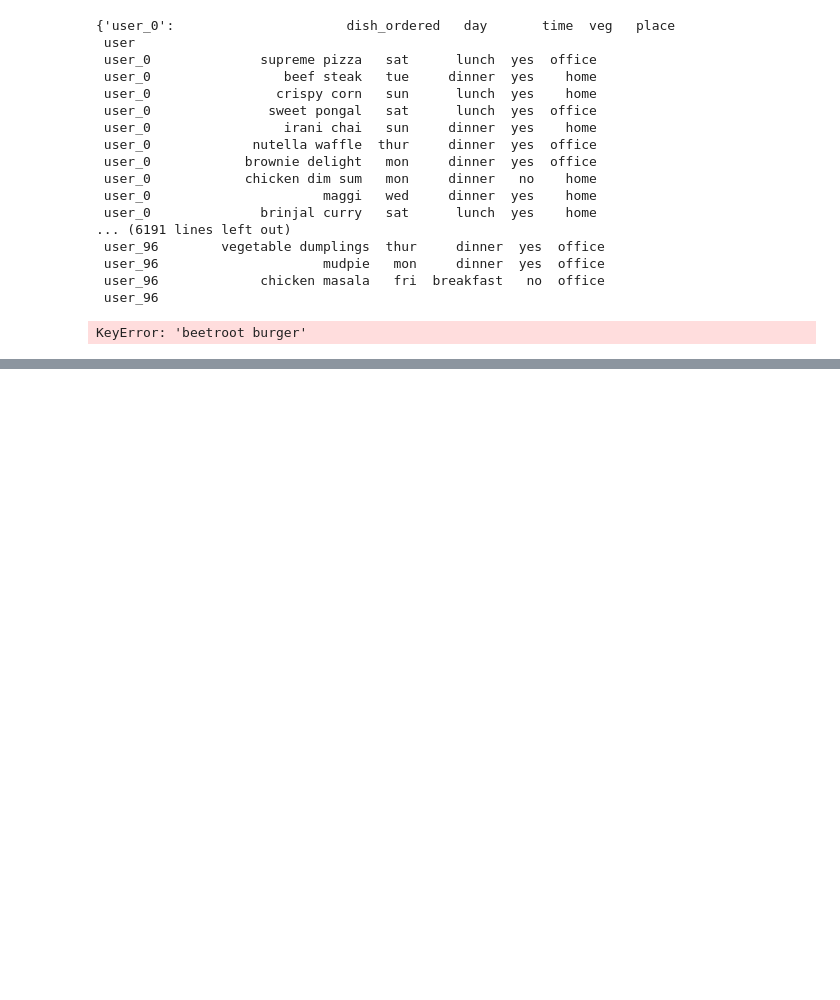
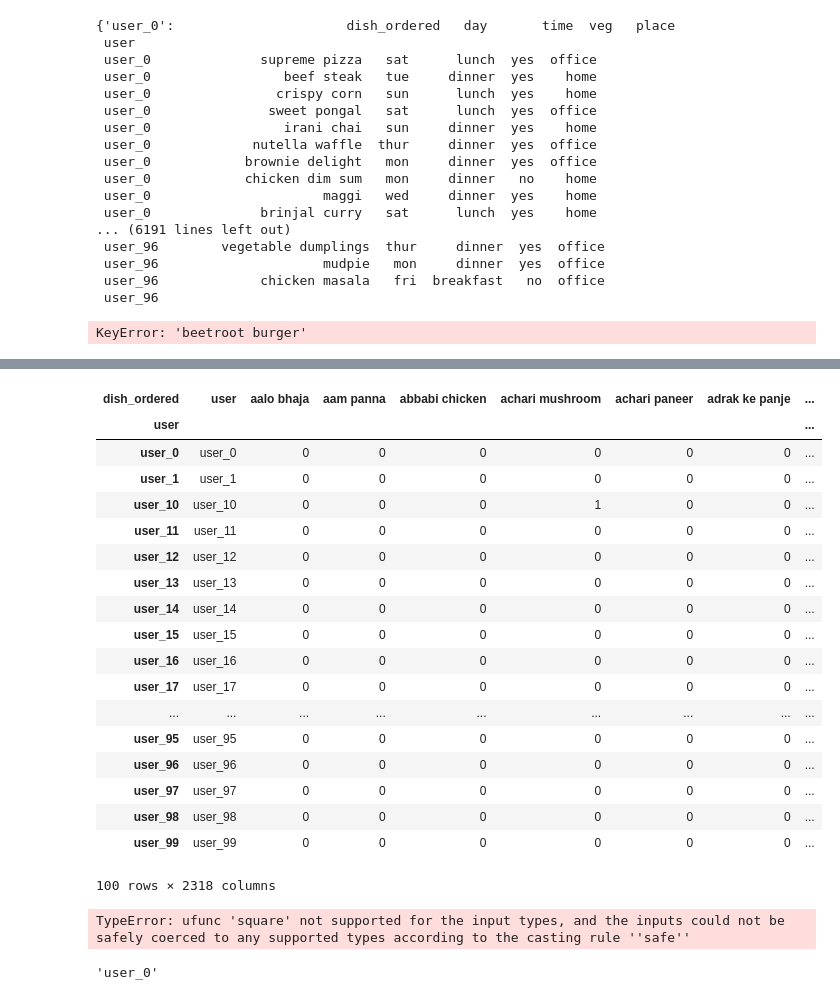
Before and after one commit to mahajani456/Machine-learning-AI, a Jupyter notebook: Restaurant/collaborative.ipynb, the cells around one changed output, grey strips where cells are left out. Drawn from its saved outputs; the diff is of its cells as text; code cells hidden in the pictures; blank space fills up the shorter version.

```diff
--- a/Restaurant/collaborative.ipynb
+++ b/Restaurant/collaborative.ipynb
@@ -259,0 +269,3 @@ df = pd.merge(data, , on='item_id')
+# %%
+#ud = data.groupby('user',as_index=False,sort=False).
+new = data[['user', 'dish_ordered']].copy()
@@ -259,0 +276,58 @@ df = pd.merge(data, , on='item_id')
+# %%
+df = pd.crosstab(new.user, new.dish_ordered)
+#idx = new.columns.union(df.index)
+#df = df.reindex(index = idx, columns=idx, fill_value=0)
+#print (df)
+# %%
+idx = df.columns.union(df.index)
+df = df.reindex(index = idx, columns=idx, fill_value=0)
+#print (df)
+# %%
+df.insert(loc=0, column='user', value=df.index)
+# %%
+df
+# %% [output]
+| dish_ordered | user | aalo bhaja | aam panna | abbabi chicken | achari mushroom | achari paneer | adrak ke panje | ... |
+| user |  |  |  |  |  |  |  | ... |
+| user_0 | user_0 | 0 | 0 | 0 | 0 | 0 | 0 | ... |
+| user_1 | user_1 | 0 | 0 | 0 | 0 | 0 | 0 | ... |
+| user_10 | user_10 | 0 | 0 | 0 | 1 | 0 | 0 | ... |
+| user_11 | user_11 | 0 | 0 | 0 | 0 | 0 | 0 | ... |
+| user_12 | user_12 | 0 | 0 | 0 | 0 | 0 | 0 | ... |
+| user_13 | user_13 | 0 | 0 | 0 | 0 | 0 | 0 | ... |
+| user_14 | user_14 | 0 | 0 | 0 | 0 | 0 | 0 | ... |
+| user_15 | user_15 | 0 | 0 | 0 | 0 | 0 | 0 | ... |
+| user_16 | user_16 | 0 | 0 | 0 | 0 | 0 | 0 | ... |
+| user_17 | user_17 | 0 | 0 | 0 | 0 | 0 | 0 | ... |
+| ... | ... | ... | ... | ... | ... | ... | ... | ... |
+| user_95 | user_95 | 0 | 0 | 0 | 0 | 0 | 0 | ... |
+| user_96 | user_96 | 0 | 0 | 0 | 0 | 0 | 0 | ... |
+| user_97 | user_97 | 0 | 0 | 0 | 0 | 0 | 0 | ... |
+| user_98 | user_98 | 0 | 0 | 0 | 0 | 0 | 0 | ... |
+| user_99 | user_99 | 0 | 0 | 0 | 0 | 0 | 0 | ... |
+100 rows × 2318 columns
+# %%
+allusers = df.user
+some_user = allusers[0]
+denominator1 = np.sqrt(sum([np.square(x) for x in some_user]))
+
+cosinesimilarity = [(0,1)]
+i=1
+for usr in allusers[1:]:
+    numerator = [x*y for x,y in zip(some_user,usr)]
+    denominator2 = np.sqrt(sum([np.square(x) for x in user]))
+    costheta =sum(numerator) / (denominator1 * denominator2)
+    cosinesimilarity.append((df.index[i],costheta))
+    i += 1
+
+cosinesimilarity.sort(key=lambda x: x[1],reverse=True)
+
+similar10users = cosinesimilarity[0:10]
+
+similar10users
+# %% [output]
+TypeError: ufunc 'square' not supported for the input types, and the inputs could not be safely coerced to any supported types according to the casting rule ''safe''
+# %%
+allusers[0]
+# %% [output]
+'user_0'
```
Also changed, not shown: parts of 4 cells of this notebook.
